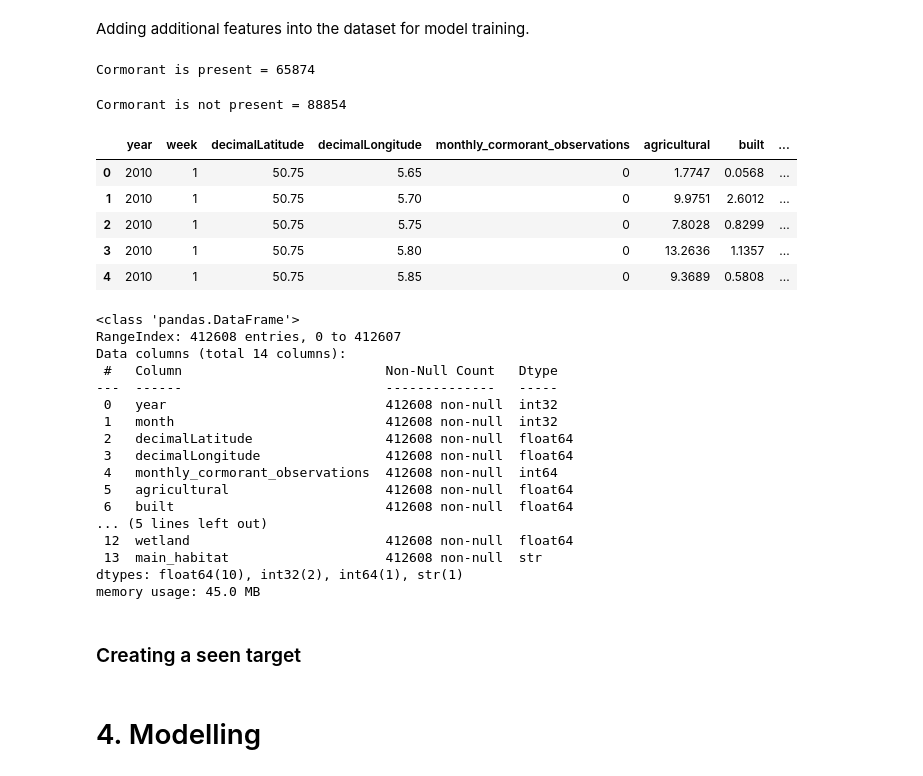
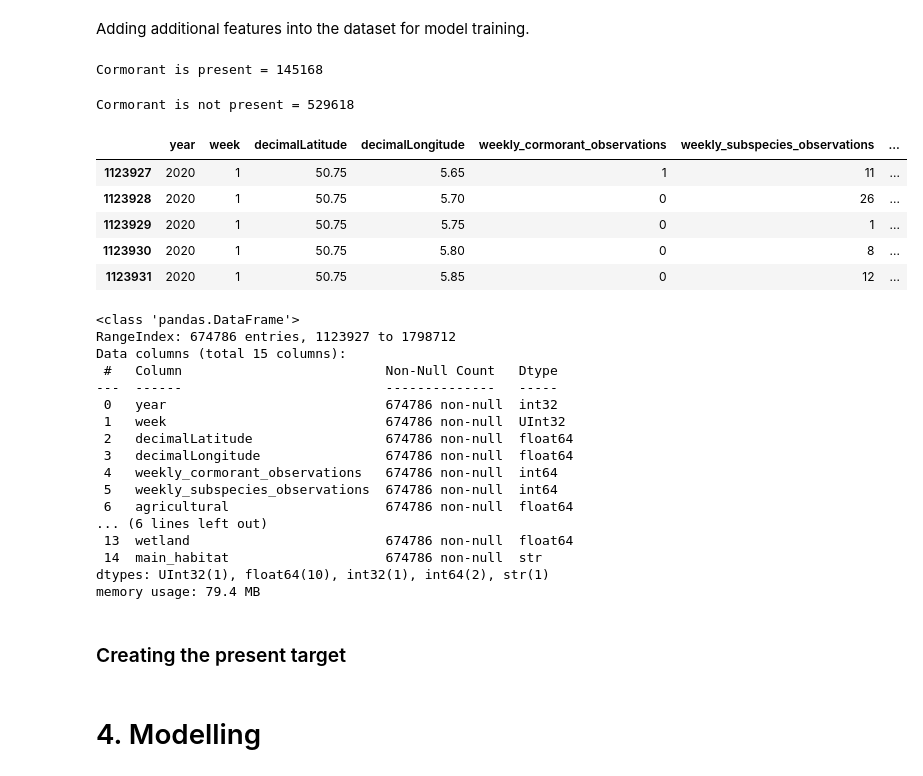
Before and after one commit to kebabzter/the-greatest-cormorant, a Jupyter notebook: notebook-final.ipynb, the cells around one changed output. Saved outputs shown, nothing was run; the diff lists cells and outputs as text; code cells hidden in the pictures.

Commit message:
hurdle model, model stats and heatmap, notebook reordering

```diff
--- a/notebook-final.ipynb
+++ b/notebook-final.ipynb
@@ -604,9 +604,10 @@ plt.show()
 Currently the dataset holds information about the sightings of the bird for each day at a specific place. Giving this to a model would overwhelm it due to the heavy class imbalance. A possible way to resolve this issue is to aggregate the sightings for a month by that month in a specific place.
 # %%
 grouped = df.groupby(['year','week','decimalLatitude','decimalLongitude'])
-result = grouped.agg(monthly_cormorant_observations =('Phalacrocorax carbo', 'sum'))
+result = grouped.agg(weekly_cormorant_observations =('Phalacrocorax carbo', 'sum'),
+                      weekly_subspecies_observations = ('speciesgroup_observations','sum'))
 # %% [markdown]
 Once calculated, the result needs to be converted into a Dataframe.
 # %%
-df_monthly_sightings = result.reset_index()
+df_weekly_sightings = result.reset_index()
 # %%
@@ -655,51 +657,51 @@ Cormorant is not present = 1517501
 # %% [markdown]
 Adding additional features into the dataset for model training.
 # %%
-df_model_ready = df_monthly_sightings.merge(
+df_weekly_sightings_and_habitats = df_weekly_sightings.merge(
     df_habitats,
     on=["decimalLatitude", "decimalLongitude"],
     how="inner",
 )
 # %%
-df_model_ready_timesplit = df_model_ready[df_model_ready['year'] > 2019]
+df_model_filtered = df_weekly_sightings_and_habitats[df_weekly_sightings_and_habitats['year'] > 2019]
 # %%
-present_count = (df_model_ready['monthly_cormorant_observations'] > 0).sum()
+present_count = (df_model_filtered['weekly_cormorant_observations'] > 0).sum()
 print(f'Cormorant is present = {present_count}')
 # %% [output]
-Cormorant is present = 65874
+Cormorant is present = 145168
 # %%
-not_present_count = (df_model_ready['monthly_cormorant_observations'] == 0).sum()
+not_present_count = (df_model_filtered['weekly_cormorant_observations'] == 0).sum()
 print(f'Cormorant is not present = {not_present_count}')
 # %% [output]
-Cormorant is not present = 88854
+Cormorant is not present = 529618
 # %%
-df_model_ready.head(5)
+df_model_filtered.head(5)
 # %% [output]
-|  | year | week | decimalLatitude | decimalLongitude | monthly_cormorant_observations | agricultural | built | ... |
-| 0 | 2010 | 1 | 50.75 | 5.65 | 0 | 1.7747 | 0.0568 | ... |
-| 1 | 2010 | 1 | 50.75 | 5.70 | 0 | 9.9751 | 2.6012 | ... |
-| 2 | 2010 | 1 | 50.75 | 5.75 | 0 | 7.8028 | 0.8299 | ... |
-| 3 | 2010 | 1 | 50.75 | 5.80 | 0 | 13.2636 | 1.1357 | ... |
-| 4 | 2010 | 1 | 50.75 | 5.85 | 0 | 9.3689 | 0.5808 | ... |
+|  | year | week | decimalLatitude | decimalLongitude | weekly_cormorant_observations | weekly_subspecies_observations | ... |
+| 1123927 | 2020 | 1 | 50.75 | 5.65 | 1 | 11 | ... |
+| 1123928 | 2020 | 1 | 50.75 | 5.70 | 0 | 26 | ... |
+| 1123929 | 2020 | 1 | 50.75 | 5.75 | 0 | 1 | ... |
+| 1123930 | 2020 | 1 | 50.75 | 5.80 | 0 | 8 | ... |
+| 1123931 | 2020 | 1 | 50.75 | 5.85 | 0 | 12 | ... |
 # %%
-df_model_ready.info()
+df_model_filtered.info()
 # %% [output]
 <class 'pandas.DataFrame'>
-RangeIndex: 412608 entries, 0 to 412607
-Data columns (total 14 columns):
+RangeIndex: 674786 entries, 1123927 to 1798712
+Data columns (total 15 columns):
  #   Column                          Non-Null Count   Dtype
 ---  ------                          --------------   -----
- 0   year                            412608 non-null  int32
- 1   month                           412608 non-null  int32
- 2   decimalLatitude                 412608 non-null  float64
- 3   decimalLongitude                412608 non-null  float64
- 4   monthly_cormorant_observations  412608 non-null  int64
- 5   agricultural                    412608 non-null  float64
- 6   built                           412608 non-null  float64
-... (5 lines left out)
- 12  wetland                         412608 non-null  float64
- 13  main_habitat                    412608 non-null  str
-dtypes: float64(10), int32(2), int64(1), str(1)
-memory usage: 45.0 MB
+ 0   year                            674786 non-null  int32
+ 1   week                            674786 non-null  UInt32
+ 2   decimalLatitude                 674786 non-null  float64
+ 3   decimalLongitude                674786 non-null  float64
+ 4   weekly_cormorant_observations   674786 non-null  int64
+ 5   weekly_subspecies_observations  674786 non-null  int64
+ 6   agricultural                    674786 non-null  float64
+... (6 lines left out)
+ 13  wetland                         674786 non-null  float64
+ 14  main_habitat                    674786 non-null  str
+dtypes: UInt32(1), float64(10), int32(1), int64(2), str(1)
+memory usage: 79.4 MB
 # %% [markdown]
-### Creating a seen target
+### Creating the present target
```
Also changed, not shown: parts of 51 cells of this notebook.
